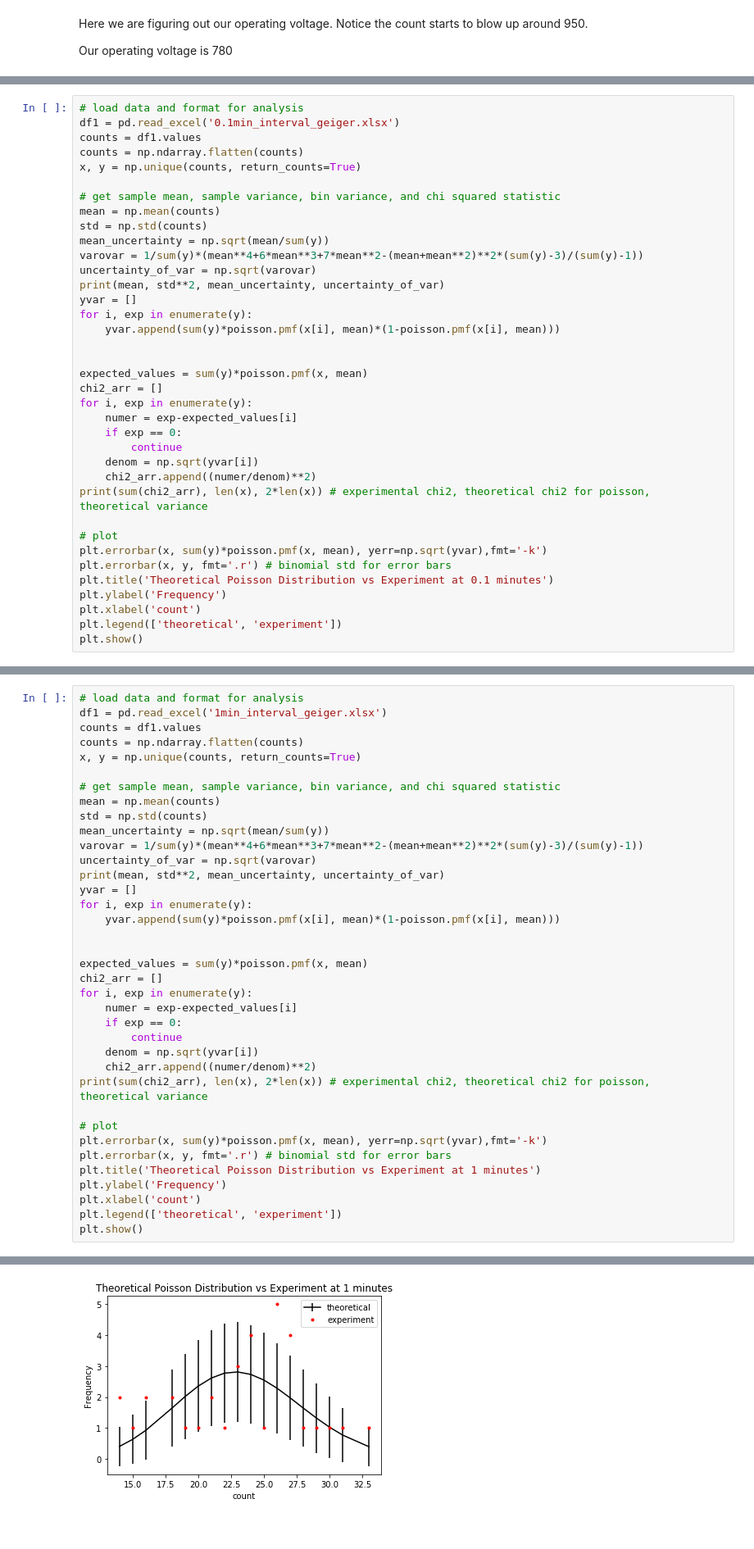
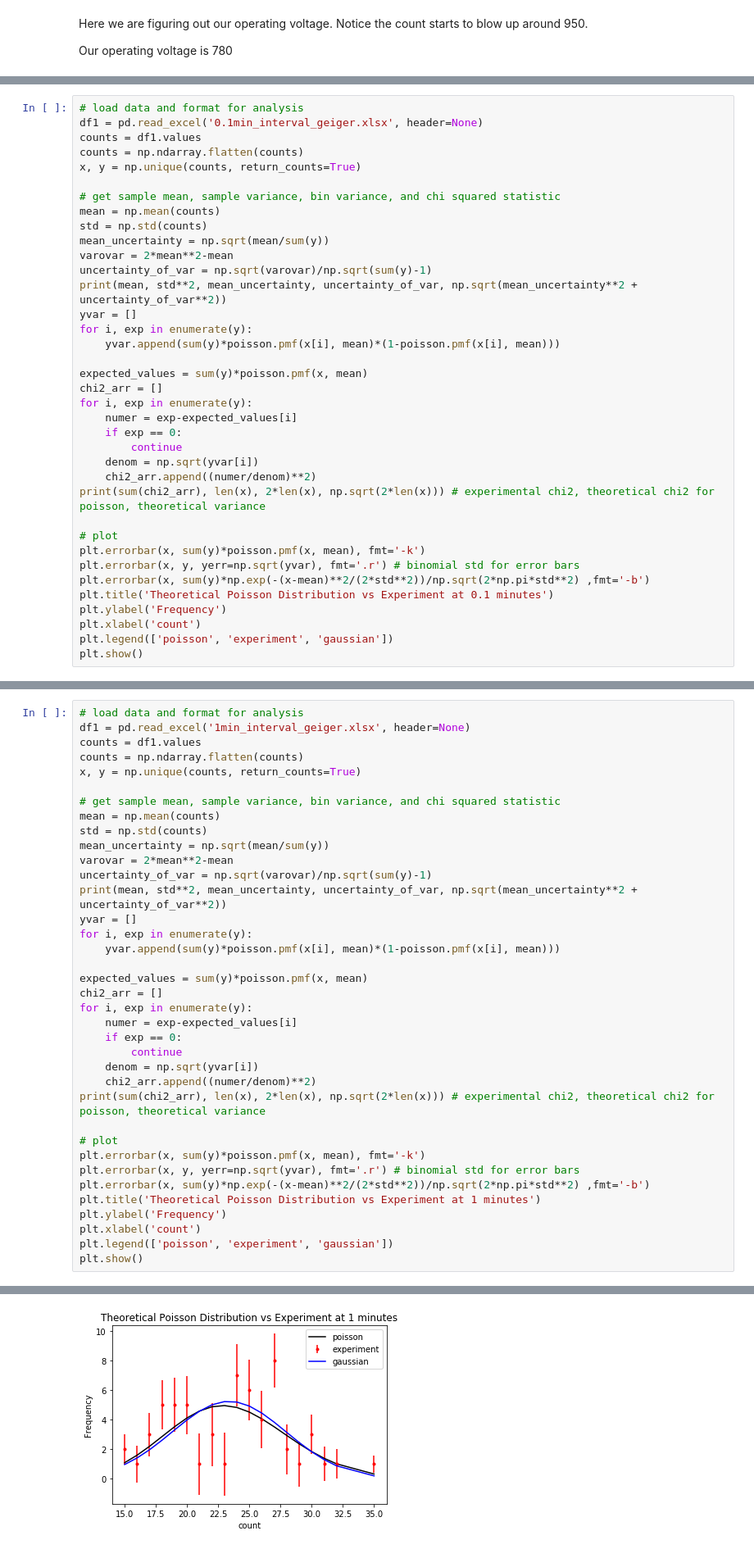
Before and after one commit to David-Zagaceta/Intermediate-Lab, a Jupyter notebook: Poisson_lab.ipynb, the cells around one changed output, grey strips where cells are left out. Shown at 82% size. Cells and saved outputs as stored; diff of their text form.

Commit message:
added gaussians

```diff
--- a/Poisson_lab.ipynb
+++ b/Poisson_lab.ipynb
@@ -23,7 +23,7 @@ plt.show()
 [figure]
 # %%
 # load data and format for analysis
-df1 = pd.read_excel('0.1min_interval_geiger.xlsx')
+df1 = pd.read_excel('0.1min_interval_geiger.xlsx', header=None)
 counts = df1.values
 counts = np.ndarray.flatten(counts)
 x, y = np.unique(counts, return_counts=True)
@@ -32,13 +32,12 @@ x, y = np.unique(counts, return_counts=True)
 mean = np.mean(counts)
 std = np.std(counts)
 mean_uncertainty = np.sqrt(mean/sum(y))
-varovar = 1/sum(y)*(mean**4+6*mean**3+7*mean**2-(mean+mean**2)**2*(sum(y)-3)/(sum(y)-1))
-uncertainty_of_var = np.sqrt(varovar)
-print(mean, std**2, mean_uncertainty, uncertainty_of_var)
+varovar = 2*mean**2-mean
+uncertainty_of_var = np.sqrt(varovar)/np.sqrt(sum(y)-1)
+print(mean, std**2, mean_uncertainty, uncertainty_of_var, np.sqrt(mean_uncertainty**2 + uncertainty_of_var**2))
 yvar = []
 for i, exp in enumerate(y):
     yvar.append(sum(y)*poisson.pmf(x[i], mean)*(1-poisson.pmf(x[i], mean)))
-
 
 expected_values = sum(y)*poisson.pmf(x, mean)
 chi2_arr = []
@@ -48,14 +47,15 @@ for i, exp in enumerate(y):
         continue
     denom = np.sqrt(yvar[i])
     chi2_arr.append((numer/denom)**2)
-print(sum(chi2_arr), len(x), 2*len(x)) # experimental chi2, theoretical chi2 for poisson, theoretical variance
+print(sum(chi2_arr), len(x), 2*len(x), np.sqrt(2*len(x))) # experimental chi2, theoretical chi2 for poisson, theoretical variance
 
 # plot
-plt.errorbar(x, sum(y)*poisson.pmf(x, mean), yerr=np.sqrt(yvar),fmt='-k')
-plt.errorbar(x, y, fmt='.r') # binomial std for error bars
+plt.errorbar(x, sum(y)*poisson.pmf(x, mean), fmt='-k')
+plt.errorbar(x, y, yerr=np.sqrt(yvar), fmt='.r') # binomial std for error bars
+plt.errorbar(x, sum(y)*np.exp(-(x-mean)**2/(2*std**2))/np.sqrt(2*np.pi*std**2) ,fmt='-b')
 plt.title('Theoretical Poisson Distribution vs Experiment at 0.1 minutes')
 plt.ylabel('Frequency')
 plt.xlabel('count')
-plt.legend(['theoretical', 'experiment'])
+plt.legend(['poisson', 'experiment', 'gaussian'])
 plt.show()
 # %% [output]
@@ -65,6 +65,6 @@ plt.show()
 # %%
 # load data and format for analysis
-df1 = pd.read_excel('1min_interval_geiger.xlsx')
+df1 = pd.read_excel('1min_interval_geiger.xlsx', header=None)
 counts = df1.values
 counts = np.ndarray.flatten(counts)
 x, y = np.unique(counts, return_counts=True)
@@ -73,13 +73,12 @@ x, y = np.unique(counts, return_counts=True)
 mean = np.mean(counts)
 std = np.std(counts)
 mean_uncertainty = np.sqrt(mean/sum(y))
-varovar = 1/sum(y)*(mean**4+6*mean**3+7*mean**2-(mean+mean**2)**2*(sum(y)-3)/(sum(y)-1))
-uncertainty_of_var = np.sqrt(varovar)
-print(mean, std**2, mean_uncertainty, uncertainty_of_var)
+varovar = 2*mean**2-mean
+uncertainty_of_var = np.sqrt(varovar)/np.sqrt(sum(y)-1)
+print(mean, std**2, mean_uncertainty, uncertainty_of_var, np.sqrt(mean_uncertainty**2 + uncertainty_of_var**2))
 yvar = []
 for i, exp in enumerate(y):
     yvar.append(sum(y)*poisson.pmf(x[i], mean)*(1-poisson.pmf(x[i], mean)))
-
 
 expected_values = sum(y)*poisson.pmf(x, mean)
 chi2_arr = []
@@ -89,14 +88,15 @@ for i, exp in enumerate(y):
         continue
     denom = np.sqrt(yvar[i])
     chi2_arr.append((numer/denom)**2)
-print(sum(chi2_arr), len(x), 2*len(x)) # experimental chi2, theoretical chi2 for poisson, theoretical variance
+print(sum(chi2_arr), len(x), 2*len(x), np.sqrt(2*len(x))) # experimental chi2, theoretical chi2 for poisson, theoretical variance
 
 # plot
-plt.errorbar(x, sum(y)*poisson.pmf(x, mean), yerr=np.sqrt(yvar),fmt='-k')
-plt.errorbar(x, y, fmt='.r') # binomial std for error bars
+plt.errorbar(x, sum(y)*poisson.pmf(x, mean), fmt='-k')
+plt.errorbar(x, y, yerr=np.sqrt(yvar), fmt='.r') # binomial std for error bars
+plt.errorbar(x, sum(y)*np.exp(-(x-mean)**2/(2*std**2))/np.sqrt(2*np.pi*std**2) ,fmt='-b')
 plt.title('Theoretical Poisson Distribution vs Experiment at 1 minutes')
 plt.ylabel('Frequency')
 plt.xlabel('count')
-plt.legend(['theoretical', 'experiment'])
+plt.legend(['poisson', 'experiment', 'gaussian'])
 plt.show()
 # %% [output]
@@ -105,3 +105,3 @@ plt.show()
-[figure, old version]
+[figure, new version]
 # %%
 # load data and format for analysis
```
Also changed, not shown: parts of 4 cells of this notebook.
